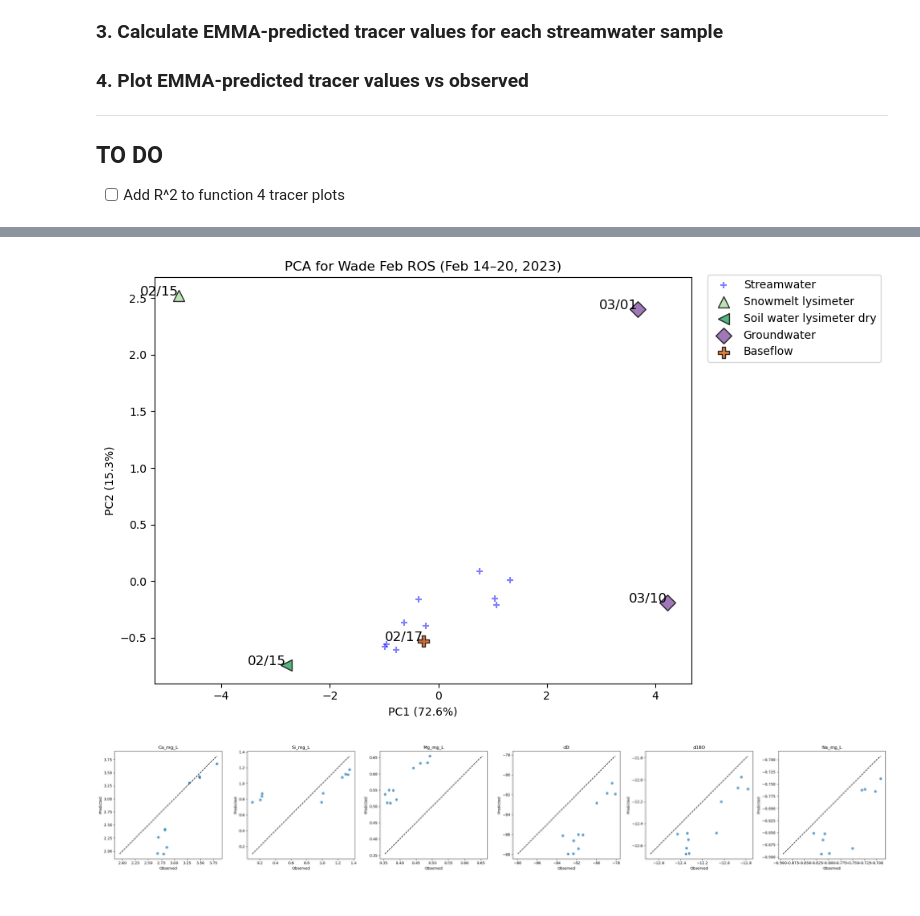
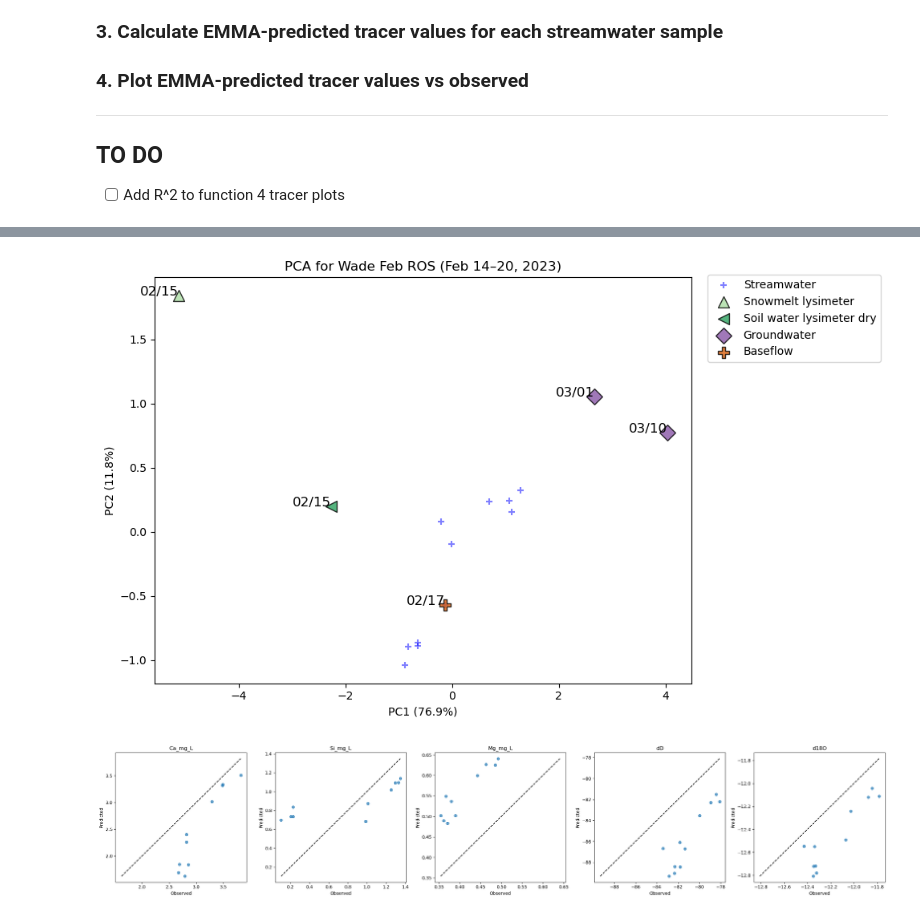
Before and after one commit to MeganEDuffy/EMMA, a Jupyter notebook: EMMA-single-PCA/Wade_Hungerford_2023_PCA_single-PCA-by-event-wEMMAs_SLSQP.ipynb, the cells around one changed output, grey strips where cells are left out. Saved outputs shown, nothing was run; the diff lists cells and outputs as text; code cells hidden in the pictures.

Commit message:
playing around with removing na as wade tracer

```diff
--- a/EMMA-single-PCA/Wade_Hungerford_2023_PCA_single-PCA-by-event-wEMMAs_SLSQP.ipynb
+++ b/EMMA-single-PCA/Wade_Hungerford_2023_PCA_single-PCA-by-event-wEMMAs_SLSQP.ipynb
@@ -63,8 +63,8 @@ def plot_event_pca(
 
     # Site-specific tracers
     if site == "Wade":
-        #tracers = ['Ca_mg_L', 'Si_mg_L', 'Mg_mg_L', 'dD', 'd18O']
-        tracers = ['Ca_mg_L', 'Si_mg_L', 'Mg_mg_L', 'dD', 'd18O', 'Na_mg_L']
+        tracers = ['Ca_mg_L', 'Si_mg_L', 'Mg_mg_L', 'dD', 'd18O']
+        #tracers = ['Ca_mg_L', 'Si_mg_L', 'Mg_mg_L', 'dD', 'd18O', 'Na_mg_L']
     elif site == "Hungerford":
         tracers = ['Ca_mg_L', 'Cl_mg_L', 'Si_mg_L', 'Na_mg_L', 'Mg_mg_L', 'dD', 'd18O']
         #tracers = ['Ca_mg_L', 'Cl_mg_L', 'Si_mg_L', 'Na_mg_L', 'Mg_mg_L']
@@ -177,8 +177,8 @@ def run_emma_event(data, site, start_date, end_date, endmember_ids, n_components
 
     # Site-specific tracer selection
     if site == "Wade":
-        #tracers = ['Ca_mg_L', 'Si_mg_L', 'Mg_mg_L', 'dD', 'd18O']
-        tracers = ['Ca_mg_L', 'Si_mg_L', 'Mg_mg_L', 'dD', 'd18O', 'Na_mg_L']
+        tracers = ['Ca_mg_L', 'Si_mg_L', 'Mg_mg_L', 'dD', 'd18O']
+        #tracers = ['Ca_mg_L', 'Si_mg_L', 'Mg_mg_L', 'dD', 'd18O', 'Na_mg_L']
     elif site == "Hungerford":
         tracers = ['Ca_mg_L', 'Cl_mg_L', 'Si_mg_L', 'Na_mg_L', 'Mg_mg_L', 'dD', 'd18O']
         #tracers = ['Ca_mg_L', 'Cl_mg_L', 'Si_mg_L', 'Na_mg_L', 'Mg_mg_L']
@@ -545,34 +545,35 @@ plot_event_pca(
 
 # Step 2: EMMA: Wade February ROS event
 # Endmembers:
     # EM RI23-5018 Groundwater Bear Pond 03/10/23
     # RI23-5006 Groundwater High Pond 03/01/23 (could be 03/10/23, doesn't really matter)
     # EM RI23-5000 Soil water lysimeter dry 02/15/23
     # EM RI23-5005 Snowmelt lysimeter 2/15
     # RI23-1032 Baseflow (pre-event 2/17, really post event..)
 
 wade_febros_fractions_df, wade_febros_scaler, wade_febros_pca, wade_febros_endmembers_df = run_emma_event(
     data=df,
     site="Wade",
     start_date="2023-02-14 00:00",
     end_date="2023-02-20 00:00",
     endmember_ids=["RI23-5018", "RI23-5000", "RI23-5005"]
 )
 
-wade_tracers = ['Ca_mg_L', 'Si_mg_L', 'Mg_mg_L', 'dD', 'd18O', 'Na_mg_L']
+#wade_tracers = ['Ca_mg_L', 'Si_mg_L', 'Mg_mg_L', 'dD', 'd18O', 'Na_mg_L']
+wade_tracers = ['Ca_mg_L', 'Si_mg_L', 'Mg_mg_L', 'dD', 'd18O']
 
 # Call the prediction function
 wade_febros_predicted = predict_tracers_from_fractions(
     fractions_df=wade_febros_fractions_df,
     endmembers_df=wade_febros_endmembers_df,
     tracer_cols=wade_tracers
 )
 
 # Plot observed vs predicted tracer values
 plot_observed_vs_predicted(wade_febros_predicted, df, wade_tracers)
 
 wade_febros_emma_df
 # %% [output]
-[figure, old version]
+[figure, new version]
-[figure, old version]
+[figure, new version]
 (    Sample ID            Datetime  Site  Soil water lysimeter dry  \
```
Also changed, not shown: parts of 2 cells of this notebook.
